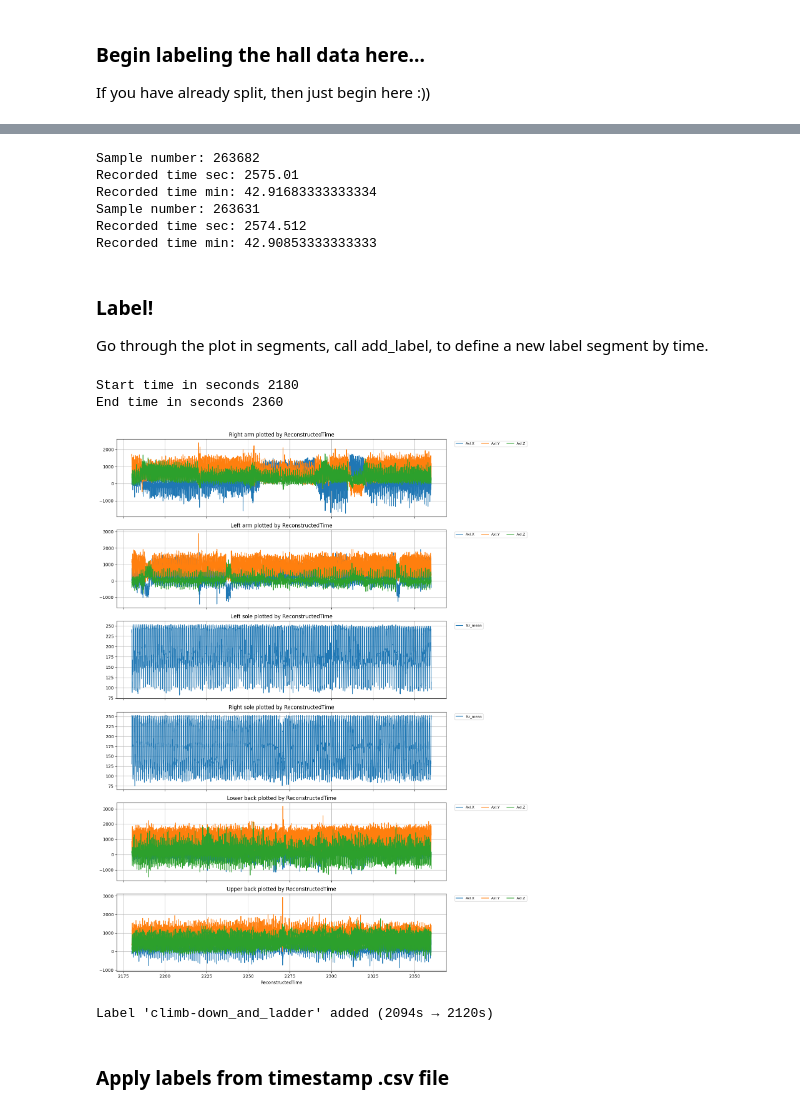
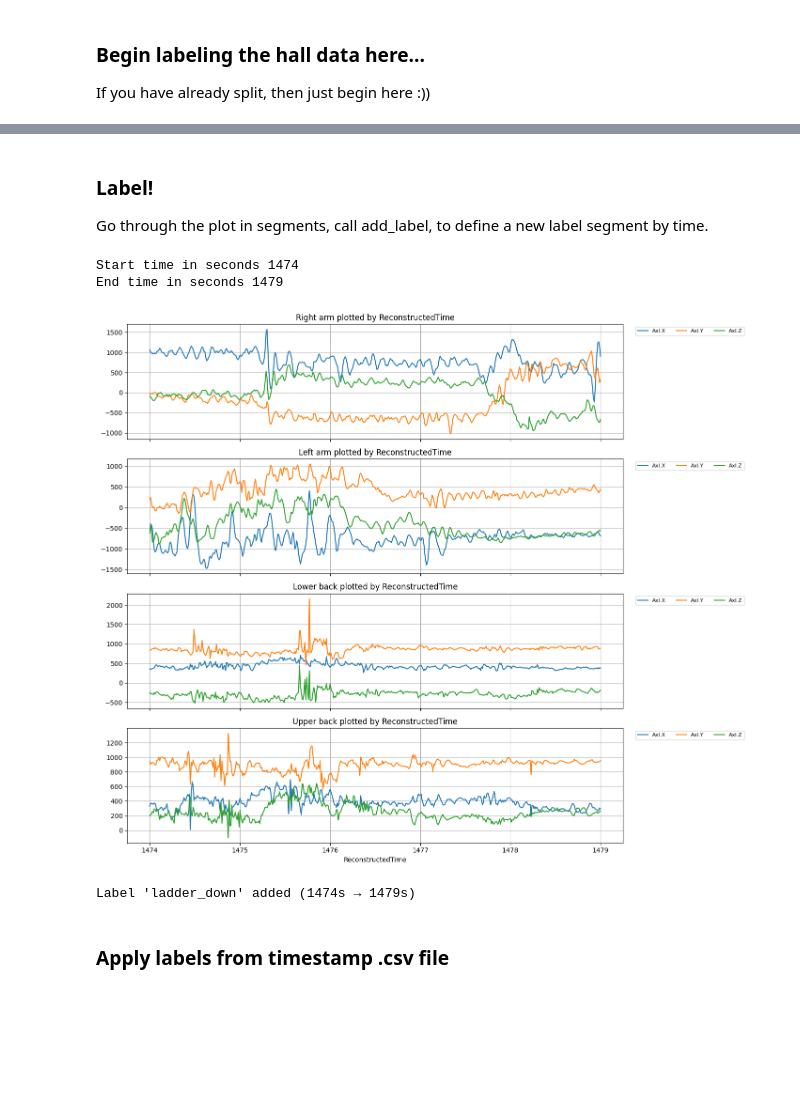
Before and after one commit to johanneloet/MasterV26, a Jupyter notebook: non_standard_labeling.ipynb, the cells around one changed output, grey strips where cells are left out. Saved outputs shown, nothing was run; the diff lists cells and outputs as text; code cells hidden in the pictures; blank space fills up the shorter version.

```diff
--- a/non_standard_labeling.ipynb
+++ b/non_standard_labeling.ipynb
@@ -210,8 +226,8 @@ If you have already split, then just begin here :))
 # start by reading the sensor files
 
 # redefine base dir  and data dir and read the files from there
-base_dir = Path(r"C:\Users\johalot\msc_data")
-participant_dir_name = "akso_5"
+base_dir = Path(r"C:\Users\Bruker\Data_msc26_prelim")
+participant_dir_name = "akso_8"
 
 data_dir = base_dir / participant_dir_name
 
@@ -220,6 +236,6 @@ df_rarm = pd.read_csv(data_dir / 'right_arm_hall_reconst_time.csv')
 df_larm = pd.read_csv(data_dir / 'left_arm_hall_reconst_time.csv')
 df_lb = pd.read_csv(data_dir / 'lower_back_hall_reconst_time.csv')
 df_ub = pd.read_csv(data_dir / 'upper_back_hall_reconst_time.csv')
-df_lsole = pd.read_csv(data_dir / 'left_sole_hall_reconst_time.csv')
-df_rsole = pd.read_csv(data_dir / 'right_sole_hall_reconst_time.csv')
+# df_lsole = pd.read_csv(data_dir / 'left_sole_hall_reconst_time.csv')
+# df_rsole = pd.read_csv(data_dir / 'right_sole_hall_reconst_time.csv')
 # %%
@@ -236,22 +254,17 @@ plot_all_sensors(
 # %%
 # redo time fix to get corresponding start time to start of hall session, i.e. hall session starts at t=0
 
-df_list = [df_rarm, df_larm, df_lsole, df_rsole, df_lb, df_ub]
+df_list = [df_rarm, df_larm,
+           #df_lsole, df_rsole,
+        df_lb, df_ub]
 
 fixed_time_rarm = fix_time_muse_hz(df_list, 0, str(data_dir / 'right_arm_hall_reconst_time.csv'), 100) # 800 is the sampling frequency
 fixed_time_larm = fix_time_muse_hz(df_list, 1, str(data_dir / 'left_arm_hall_reconst_time.csv'), 100) # 800 is the sampling frequency
-fixed_time_lb = fix_time_muse_hz(df_list, 4, str(data_dir / 'lower_back_hall_reconst_time.csv'), 100) # 800 is the sampling frequency
-fixed_time_ub = fix_time_muse_hz(df_list, 5, str(data_dir / 'upper_back_hall_reconst_time.csv'), 100) # 800 is the sampling frequency
+fixed_time_lb = fix_time_muse_hz(df_list, 2, str(data_dir / 'lower_back_hall_reconst_time.csv'), 100) # 800 is the sampling frequency
+fixed_time_ub = fix_time_muse_hz(df_list, 3, str(data_dir / 'upper_back_hall_reconst_time.csv'), 100) # 800 is the sampling frequency
 
-df_time_left, outpath_time_left = add_ReconstructedTime( str(data_dir / 'left_sole_hall_reconst_time.csv'), df_list[2])
-df_time_right, outpath_time_right = add_ReconstructedTime(str(data_dir / 'right_sole_hall_reconst_time.csv'), df_list[3])
+#df_time_left, outpath_time_left = add_ReconstructedTime( str(data_dir / 'left_sole_hall_reconst_time.csv'), df_list[2])
+#df_time_right, outpath_time_right = add_ReconstructedTime(str(data_dir / 'right_sole_hall_reconst_time.csv'), df_list[3])
-# %% [output]
-Sample number: 263682
-Recorded time sec: 2575.01
-Recorded time min: 42.91683333333334
-Sample number: 263631
-Recorded time sec: 2574.512
-Recorded time min: 42.90853333333333
 # %%
 # make dfs from paths and define list for plotting.
 fixed_time_rarm_df = pd.read_csv(fixed_time_rarm)
@@ -259,46 +272,50 @@ fixed_time_larm_df = pd.read_csv(fixed_time_larm)
 fixed_time_lb_df = pd.read_csv(fixed_time_lb)
 fixed_time_ub_df = pd.read_csv(fixed_time_ub)
 
-plot_df_list = [fixed_time_rarm_df, fixed_time_larm_df, df_time_left, df_time_right, fixed_time_lb_df, fixed_time_ub_df]
-plot_names = ['Right arm', 'Left arm', 'Left sole', 'Right sole', 'Lower back', 'Upper back']
+plot_df_list = [fixed_time_rarm_df, fixed_time_larm_df,
+                #df_time_left, df_time_right,
+                fixed_time_lb_df, fixed_time_ub_df]
+plot_names = ['Right arm', 'Left arm',
+              #'Left sole', 'Right sole',
+              'Lower back', 'Upper back']
 # %% [markdown]
 ### Label!
 Go through the plot in segments, call add_label, to define a new label segment  by time.
 # %%
 # define start and stop seconds for plot windows based on session notes. Notes are typically taken in minutes, so convert to seconds.
-start_time_mins = 36
-start_time_secs = 20
+start_time_mins = 24
+start_time_secs = 34
 t_start = start_time_mins*60 + start_time_secs
 
-end_time_mins = 39
-end_time_secs = 20
+end_time_mins = 24
+end_time_secs = 39
 
 t_end = end_time_mins*60 + end_time_secs
 #t_end = 1136
 
 print('Start time in seconds', t_start)
 print('End time in seconds', t_end)
 
 plot_all_sensors(dfs=plot_df_list,
                  time_mode = 'ReconstructedTime',
                  names=plot_names,
                  t_start=t_start,
                  t_end=t_end,
                  imu_components=['Axl'],
                  fsr_mode='Mean')
 # %% [output]
-Start time in seconds 2180
-End time in seconds 2360
+Start time in seconds 1474
+End time in seconds 1479
-[figure, old version]
+[figure, new version]
 # %%
 add_label(
     data_dir=data_dir,
-    label='walking',
-    start_time=2180,
-     end_time=2360
+    label='ladder_down',
+    start_time=1474,
+     end_time=1479
 )
 # %% [output]
-Label 'climb-down_and_ladder' added (2094s → 2120s)
+Label 'ladder_down' added (1474s → 1479s)
 # %% [markdown]
 ### Apply labels from timestamp .csv file
 # %%
```
Also changed, not shown: parts of 12 cells of this notebook, 10 other files.
